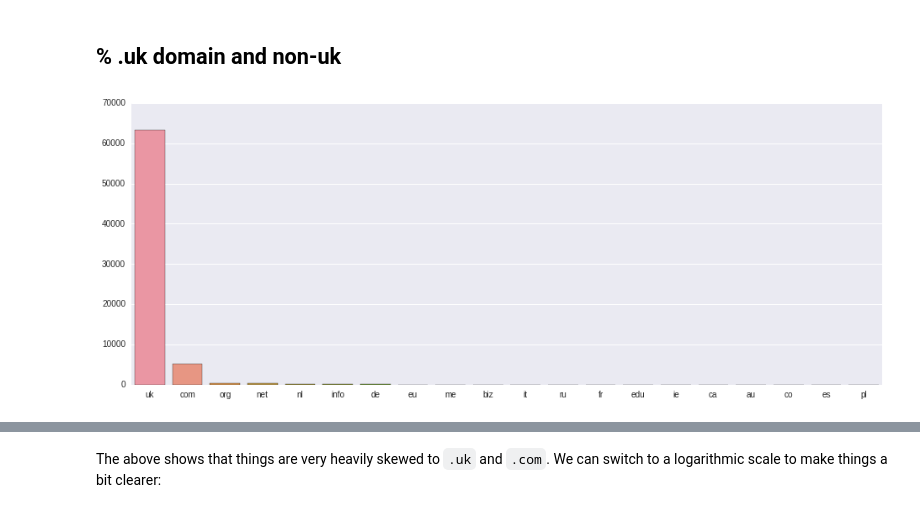
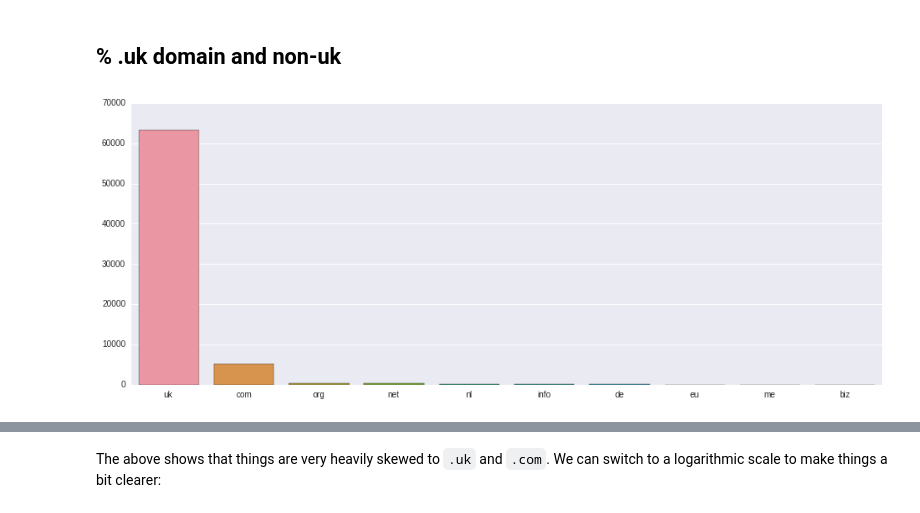
Before and after one commit to ukwa/crawl-analysis, a Jupyter notebook: domain-crawl/2014-domain-crawl-analysis.ipynb, the cells around one changed output, grey strips where cells are left out. Drawn from its saved outputs; the diff is of its cells as text; code cells hidden in the pictures.

```diff
--- a/domain-crawl/2014-domain-crawl-analysis.ipynb
+++ b/domain-crawl/2014-domain-crawl-analysis.ipynb
@@ -111,30 +111,30 @@ Loaded.
 # %%
 for tld, count in tlds.items():
     if ":" in tld:
         val = tlds.pop(tld)
         tlds[tld.split(":")[0]] += val
 
 tld_labels = list(tlds.keys())
 tld_total = sum(list(tlds.values()))
 tld_fractions = [float(value)/float(tld_total) for value in tlds.values()]
 tld_explode = [1 for l in tld_labels]
 
 tlds_sorted = OrderedDict(sorted(tlds.items(), key=lambda x: x[1], reverse=True))
 
 #plt.axis("equal")
 #plt.pie(tld_fractions, labels=tld_labels, shadow=False, explode=tld_explode, autopct="%1.1f%%")
 
 fig = plt.figure(figsize=(16,6))
 
 # Plot up to 15
-tldc = 20
+tldc = 10
 if(len(tlds_sorted) < tldc):
     tldc = len(tlds_sorted)
 
 seaborn.set_style("darkgrid")
 seaborn.barplot(range(tldc), tlds_sorted.values()[:tldc])
 
 plt.xticks(range(tldc), tlds_sorted.keys()[:tldc])
 plt.show()
 # %% [output]
-[figure, old version]
+[figure, new version]
```
Also changed, not shown: parts of 1 cell of this notebook.
